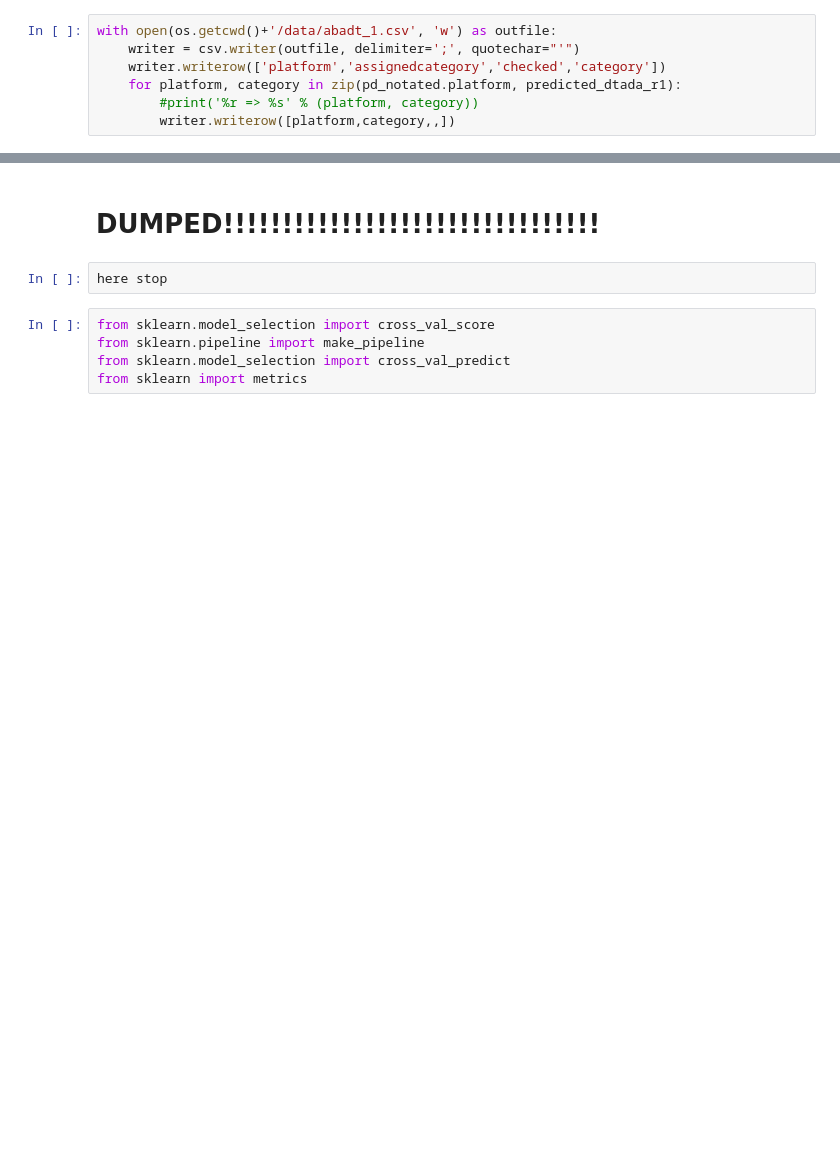
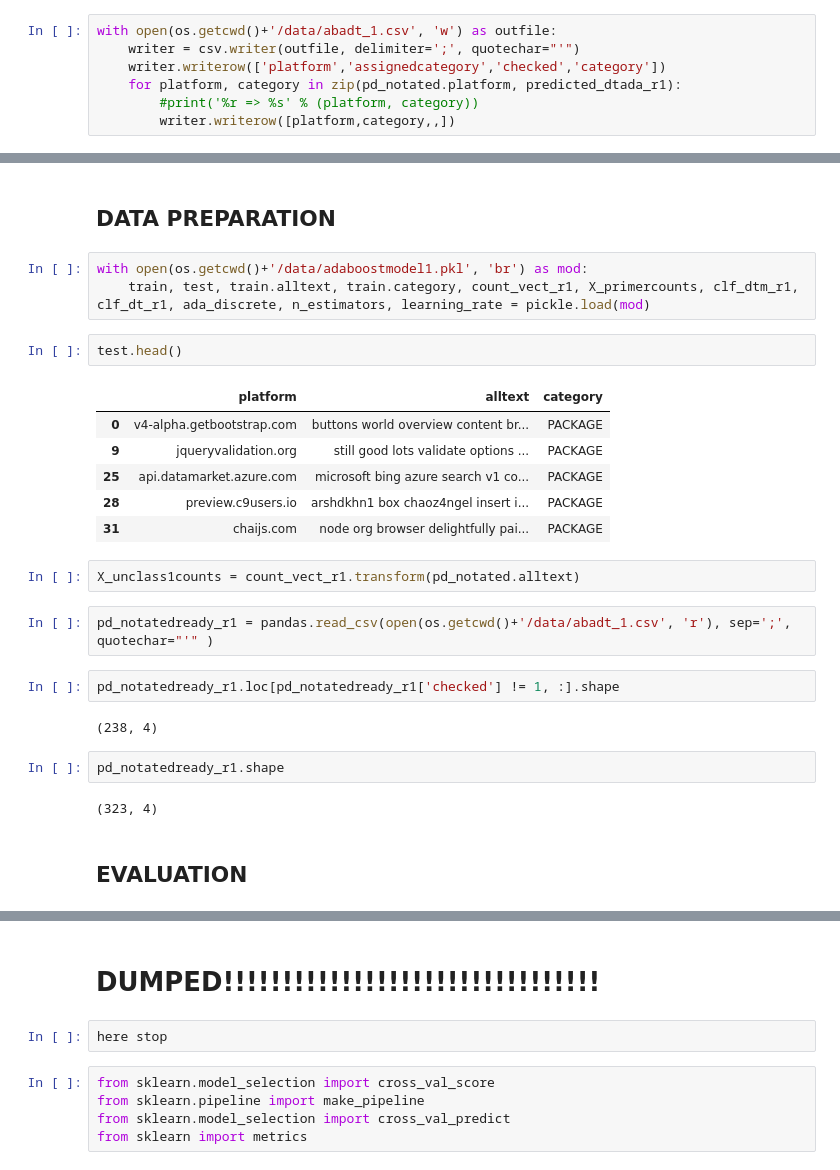
Before and after one commit to evaristoc/fCC_R3_DataAnalysis, a Jupyter notebook: scr/jupyter_files/test platform classification fccr3 project 2.ipynb, the cells around one changed output, grey strips where cells are left out. Cells and saved outputs as stored; diff of their text form; blank space fills up the shorter version.

```diff
--- a/scr/jupyter_files/test platform classification fccr3 project 2.ipynb
+++ b/scr/jupyter_files/test platform classification fccr3 project 2.ipynb
@@ -430,0 +401,28 @@ with open(os.getcwd()+'/data/abadt_1.csv', 'w') as outfile:
+# %% [markdown]
+## DATA PREPARATION
+# %%
+with open(os.getcwd()+'/data/adaboostmodel1.pkl', 'br') as mod:
+    train, test, train.alltext, train.category, count_vect_r1, X_primercounts, clf_dtm_r1, clf_dt_r1, ada_discrete, n_estimators, learning_rate = pickle.load(mod)
+# %%
+test.head()
+# %% [output]
+|  | platform | alltext | category |
+| 0 | v4-alpha.getbootstrap.com | buttons world overview content br... | PACKAGE |
+| 9 | jqueryvalidation.org | still good lots validate options ... | PACKAGE |
+| 25 | api.datamarket.azure.com | microsoft bing azure search v1 co... | PACKAGE |
+| 28 | preview.c9users.io | arshdkhn1 box chaoz4ngel insert i... | PACKAGE |
+| 31 | chaijs.com | node org browser delightfully pai... | PACKAGE |
+# %%
+X_unclass1counts = count_vect_r1.transform(pd_notated.alltext)
+# %%
+pd_notatedready_r1 = pandas.read_csv(open(os.getcwd()+'/data/abadt_1.csv', 'r'), sep=';', quotechar="'" )
+# %%
+pd_notatedready_r1.loc[pd_notatedready_r1['checked'] != 1, :].shape
+# %% [output]
+(238, 4)
+# %%
+pd_notatedready_r1.shape
+# %% [output]
+(323, 4)
+# %% [markdown]
+## EVALUATION
```
Also changed, not shown: parts of 54 cells of this notebook, 2 other files.
